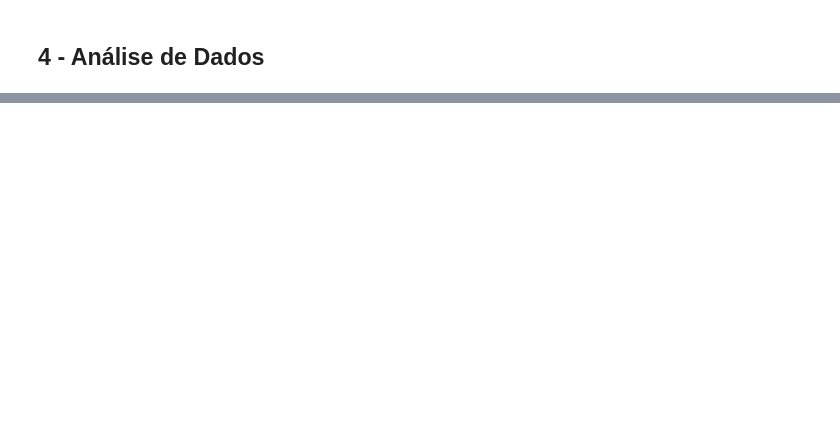
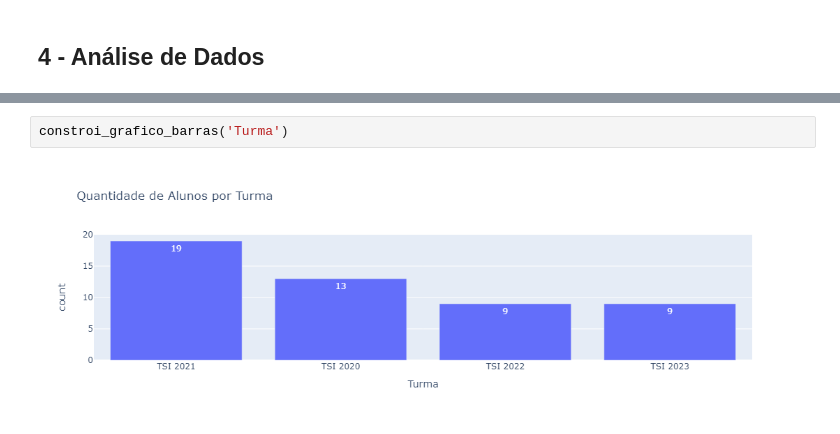
Before and after one commit to Thurcavalcante/analise-curso-tsi, a Jupyter notebook: Análise.ipynb, the cells around one changed output, grey strips where cells are left out. Cells and saved outputs as stored; diff of their text form; blank space fills up the shorter version.

```diff
--- a/Análise.ipynb
+++ b/Análise.ipynb
@@ -423,0 +658,4 @@ dados
+# %%
+constroi_grafico_barras('Turma')
+# %% [output]
+[figure, added]
```
Also changed, not shown: parts of 52 cells of this notebook.
